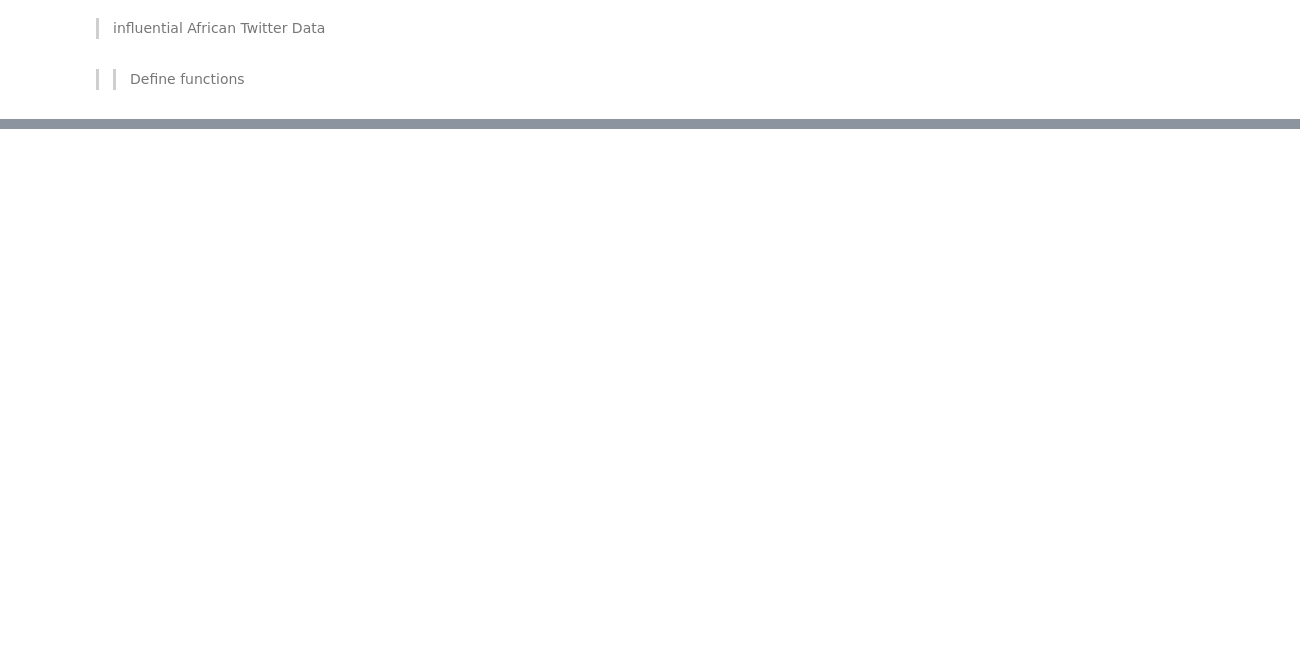
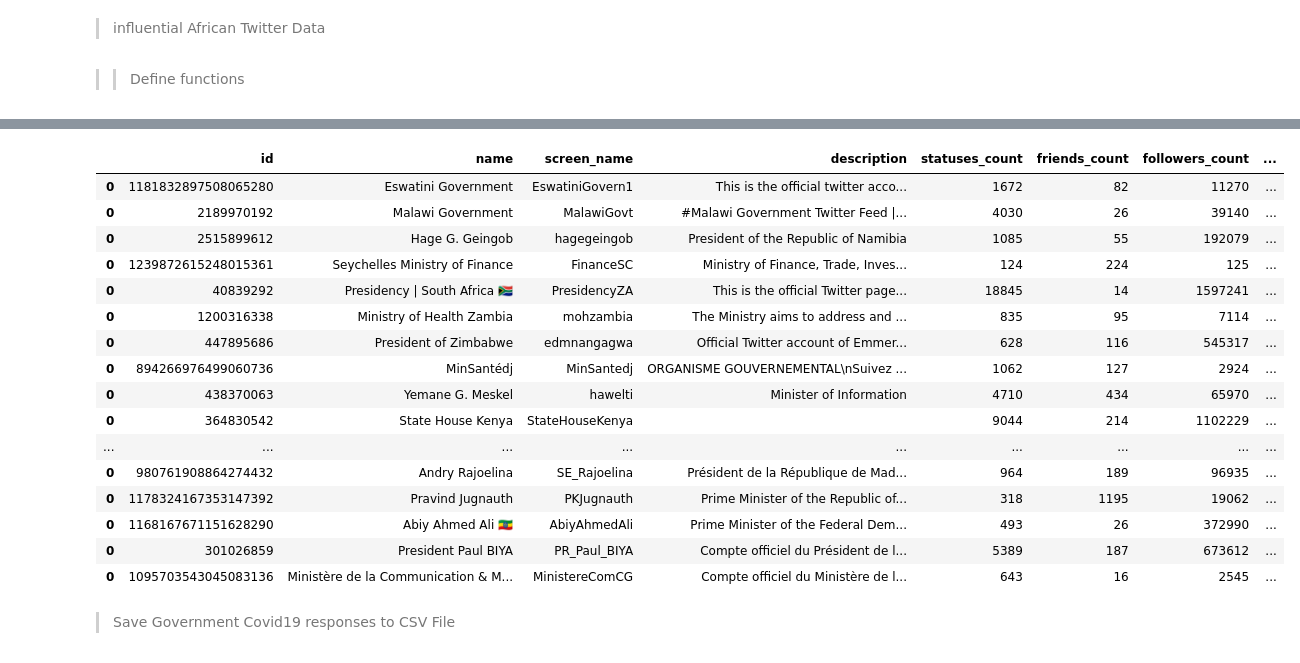
Before and after one commit to Patrick5455/10Academy-DataScience-Internship, a Jupyter notebook: internhsip/projects/week_1/scrapping_starter.ipynb, the cells around one changed output, grey strips where cells are left out. Cells and saved outputs as stored; diff of their text form; code cells hidden in the pictures; blank space fills up the shorter version.

Commit message:
> Doenloaded sucessfully data of Africa govt covid19 response from Twitter > Handling/Resoloving HttpError from Africa Influencers > Saved succesfully downloaded Govt Covid19 response to csv File

```diff
--- a/internhsip/projects/week_1/scrapping_starter.ipynb
+++ b/internhsip/projects/week_1/scrapping_starter.ipynb
@@ -191,5 +191,5 @@ afriq_govt_handle[:1]
 # %% [output]
 ['@EswatiniGovern1']
 # %%
-afriq_govt_handle = pd.DataFrame(afriq_govt_handle, columns=['handles'])
+df_afriq_govt_handle = pd.DataFrame(afriq_govt_handle, columns=['handles'])
 # %%
@@ -255,14 +256,14 @@ def get_tweets(handles):
             'user_mentions','favorite_count', 'retweet_count',]
 
     # dataframe that would be returned at the end
-    #df = pd.DataFrame(columns=cols)
-
-    value_list = []
+    df = pd.DataFrame(columns=cols)
+    #print(df)
     handle_data = []
     off_users = []
 
     if len(handles) > 0:
         for handle in handles:
+            value_list = []
             print("Getting data for " + handle)
             try:
                 item = auth_api.get_user(handle)
@@ -290,10 +291,6 @@ def get_tweets(handles):
             retweet_count=[]
             tweet_count = 0
             end_date = datetime.utcnow() - timedelta(days=30)
-
-#             try:
-#                 items =
-#             except:
 
 
             for status in Cursor(auth_api.user_timeline, id=handle).items():
@@ -337,10 +334,15 @@ def get_tweets(handles):
             value_list.append(len(mentions))
             value_list.append(sum(favorite_count))
             value_list.append(sum(retweet_count))
-            #handle_data.extend(value_list)
-            #print(value_list)
+            handle_data.append(value_list)
+            #print(handle_data)
             #break
-    df= pd.DataFrame([value_list], columns=cols)
+    #ls = {}
+            #df_1 = pd.DataFrame([handle_data], columns=cols)
+            #print(handle_data)
+            #complete_df = pd.concat(df, df_1)
+            df = df.append(pd.DataFrame([value_list], columns=cols))
+            #print(df)
     return df
 # %%
 # if len(account_list) > 0:
@@ -440,0 +435,2 @@ array(['\nhttps://twitter.com/TsholetsaDomi/status/1238324860536922112\n',
+# %%
+df_gov = get_tweets(afriq_govt_handle)
@@ -440,0 +455,22 @@ array(['\nhttps://twitter.com/TsholetsaDomi/status/1238324860536922112\n',
+# %%
+df_gov
+# %% [output]
+|  | id | name | screen_name | description | statuses_count | friends_count | followers_count | ... |
+| 0 | 1181832897508065280 | Eswatini Government | EswatiniGovern1 | This is the official twitter acco... | 1672 | 82 | 11270 | ... |
+| 0 | 2189970192 | Malawi Government | MalawiGovt | #Malawi Government Twitter Feed |... | 4030 | 26 | 39140 | ... |
+| 0 | 2515899612 | Hage G. Geingob | hagegeingob | President of the Republic of Namibia | 1085 | 55 | 192079 | ... |
+| 0 | 1239872615248015361 | Seychelles Ministry of Finance | FinanceSC | Ministry of Finance, Trade, Inves... | 124 | 224 | 125 | ... |
+| 0 | 40839292 | Presidency | South Africa 🇿🇦 | PresidencyZA | This is the official Twitter page... | 18845 | 14 | 1597241 | ... |
+| 0 | 1200316338 | Ministry of Health Zambia | mohzambia | The Ministry aims to address and ... | 835 | 95 | 7114 | ... |
+| 0 | 447895686 | President of Zimbabwe | edmnangagwa | Official Twitter account of Emmer... | 628 | 116 | 545317 | ... |
+| 0 | 894266976499060736 | MinSantédj | MinSantedj | ORGANISME GOUVERNEMENTAL\nSuivez ... | 1062 | 127 | 2924 | ... |
+| 0 | 438370063 | Yemane G. Meskel | hawelti | Minister of Information | 4710 | 434 | 65970 | ... |
+| 0 | 364830542 | State House Kenya | StateHouseKenya |  | 9044 | 214 | 1102229 | ... |
+| ... | ... | ... | ... | ... | ... | ... | ... | ... |
+| 0 | 980761908864274432 | Andry Rajoelina | SE_Rajoelina | Président de la République de Mad... | 964 | 189 | 96935 | ... |
+| 0 | 1178324167353147392 | Pravind Jugnauth | PKJugnauth | Prime Minister of the Republic of... | 318 | 1195 | 19062 | ... |
+| 0 | 1168167671151628290 | Abiy Ahmed Ali 🇪🇹 | AbiyAhmedAli | Prime Minister of the Federal Dem... | 493 | 26 | 372990 | ... |
+| 0 | 301026859 | President Paul BIYA | PR_Paul_BIYA | Compte officiel du Président de l... | 5389 | 187 | 673612 | ... |
+| 0 | 1095703543045083136 | Ministère de la Communication & M... | MinistereComCG | Compte officiel du Ministère de l... | 643 | 16 | 2545 | ... |
+# %% [markdown]
+> Save Government Covid19 responses to CSV File
```
Also changed, not shown: parts of 9 cells of this notebook, 2 other files.
